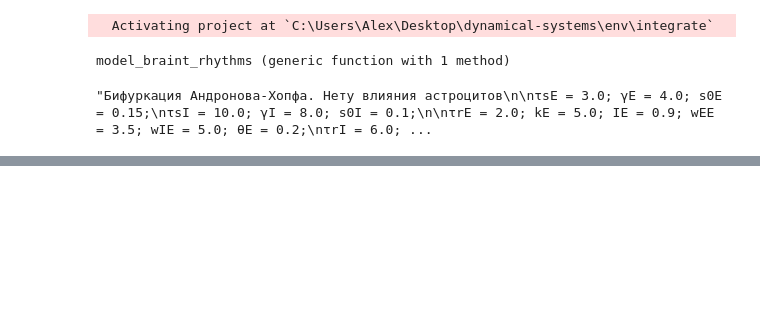
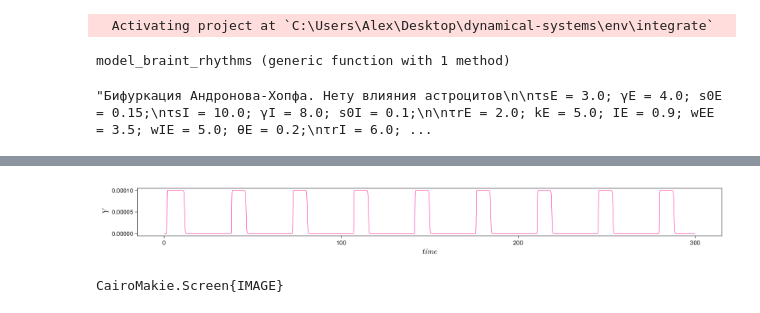
Before and after one commit to SergeyNovak777/dynamical-systems, a Jupyter notebook: brain rhythms/system.ipynb, the cells around one changed output, grey strips where cells are left out. Drawn from its saved outputs; the diff is of its cells as text; code cells hidden in the pictures; blank space fills up the shorter version.

```diff
--- a/brain rhythms/system.ipynb
+++ b/brain rhythms/system.ipynb
@@ -78 +151,17 @@ tr, trange = trajectory(ds, time, Δt = tstep)
+# %%
+tstart, tend = 1, 300000
+tickssize = 15
+labelsize = 20
+
+CairoMakie.activate!()
+f= Figure(resolution = (1600, 200))
+axisrHz  = Axis(f[1, 1], xlabel = L"time", ylabel = L"Y", xlabelsize = labelsize, ylabelsize = labelsize, xticklabelsize = tickssize, yticklabelsize = tickssize, xgridvisible = false, ygridvisible = false)
+
+lines!(axisrHz, trange[tstart:tend], tr[tstart:tend, 5], linewidth = 1.0, color = :deeppink)
+
+
+display(f)
+# %% [output]
+[figure, added]
+CairoMakie.Screen{IMAGE}
 # %%
```
Also changed, not shown: parts of 15 cells of this notebook.
